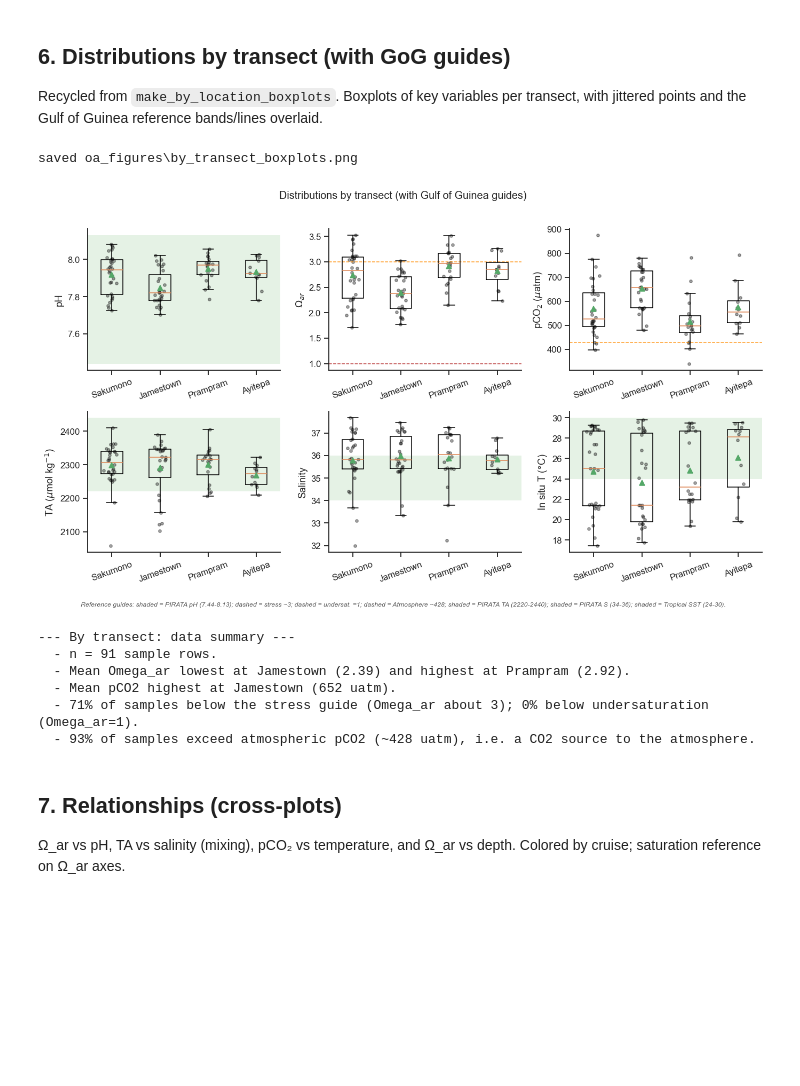
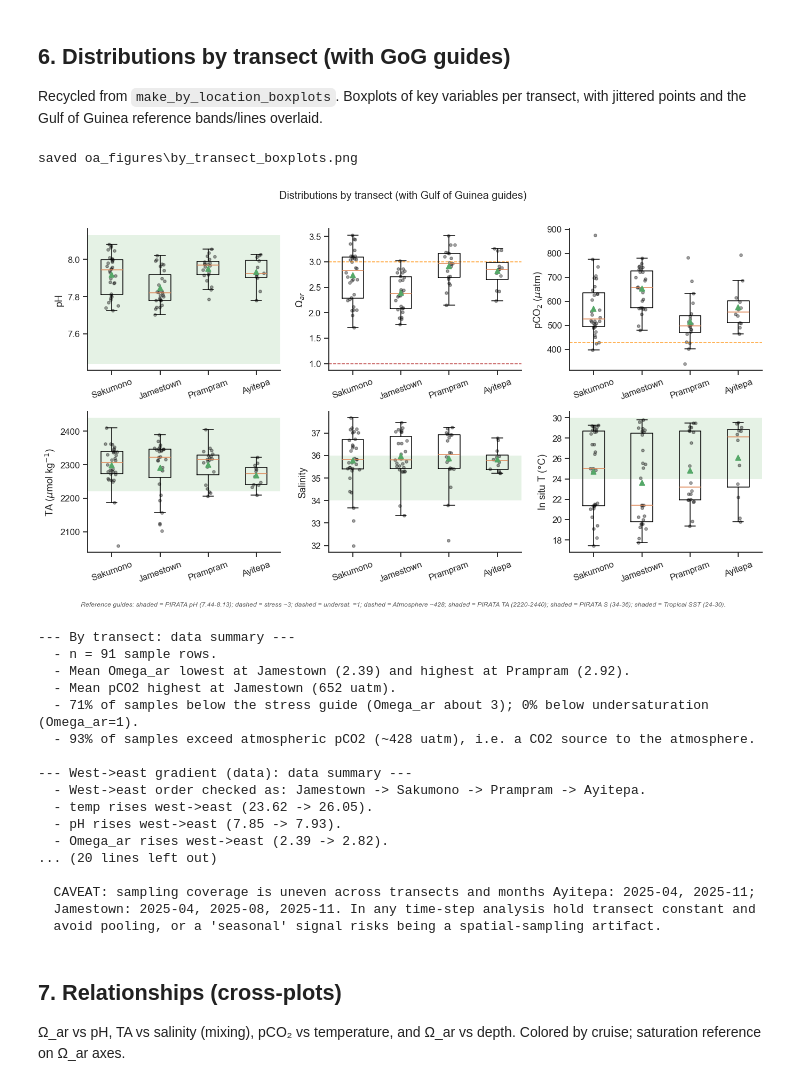
Before and after one commit to reez-png/oa_pipeline, a Jupyter notebook: notebooks/oa_figures.ipynb, the cells around one changed output. Cells and saved outputs as stored; diff of their text form; code cells hidden in the pictures; blank space fills up the shorter version.

```diff
--- a/notebooks/oa_figures.ipynb
+++ b/notebooks/oa_figures.ipynb
@@ -385,39 +527,75 @@ with jittered points and the Gulf of Guinea reference bands/lines overlaid.
 # %%
 def fig_transect_boxes(df, col):
     if "transect" not in col:
         print("no transect column; skip"); return
     vars_ = [v for v in ["ph","omega_ar","pco2","ta","sal","temp_insitu"] if v in col]
     cats = list(df[col["transect"]].dropna().unique())
     n=len(vars_); ncol=3; nrow=(n+ncol-1)//ncol
     fig, axes = plt.subplots(nrow, ncol, figsize=(4.2*ncol, 3.4*nrow), squeeze=False)
     for i, v in enumerate(vars_):
         ax = axes[i//ncol][i%ncol]
         data = [df.loc[df[col["transect"]]==c, col[v]].dropna().values for c in cats]
         labels = [str(c) for c in cats]
         try:
             ax.boxplot(data, tick_labels=labels, showfliers=False, showmeans=True)
         except TypeError:
             ax.boxplot(data, labels=labels, showfliers=False, showmeans=True)
         for xi, arr in enumerate(data, 1):
             ax.scatter(np.random.normal(xi, 0.05, len(arr)), arr, s=12, alpha=0.4, color="k")
         add_refs(ax, v, "y")
         ax.set_ylabel(label_of(v)); ax.tick_params(axis="x", rotation=20); sns.despine(ax=ax)
     for j in range(n, nrow*ncol): axes[j//ncol][j%ncol].axis("off")
     fig.suptitle("Distributions by transect (with Gulf of Guinea guides)", y=1.01, fontsize=13)
     add_ref_caption(fig, vars_)
     fig.tight_layout(); _save(fig, "by_transect_boxplots"); plt.show()
     show_deductions("By transect", deduce(df, col, group_canon="transect"))
 
+    # Data-backed check of the stated west->east spatial ordering.
+    WEST_TO_EAST = ["Jamestown", "Sakumono", "Prampram", "Ayitepa"]
+    grad = transect_gradient_check(df, col, WEST_TO_EAST)
+    if grad:
+        show_deductions("West->east gradient (data)", grad)
+
+    # Auto-detect uneven coverage to decide whether to emit the caveat.
+    coverage = None
+    if "transect" in col and "date" in col:
+        cov = df.groupby(col["transect"])[col["date"]].apply(
+            lambda s: sorted(pd.to_datetime(s, errors="coerce").dt.to_period("M").dropna().astype(str).unique()))
+        spans = {t: v for t, v in cov.items()}
+        n_months = {t: len(v) for t, v in spans.items()}
+        if len(set(n_months.values())) > 1:  # uneven month coverage across transects
+            sparse = sorted(n_months, key=n_months.get)[:2]
+            coverage = ("sampling coverage is uneven across transects and months "
+                        + "; ".join(f"{t}: {', '.join(spans[t])}" for t in sparse)
+                        + ". In any time-step analysis hold transect constant and avoid pooling, "
+                          "or a 'seasonal' signal risks being a spatial-sampling artifact.")
+
+    # Data-driven narrative (story built from the computed pattern, with citations).
+    story = narrate_transect(df, col, WEST_TO_EAST, coverage_note=coverage)
+    if story:
+        show_interpretation("By transect", story)
+
 fig_transect_boxes(df, col)
 # %% [output]
 saved oa_figures\by_transect_boxplots.png
-[figure, old version]
+[figure, new version]
 --- By transect: data summary ---
   - n = 91 sample rows.
   - Mean Omega_ar lowest at Jamestown (2.39) and highest at Prampram (2.92).
   - Mean pCO2 highest at Jamestown (652 uatm).
   - 71% of samples below the stress guide (Omega_ar about 3); 0% below undersaturation (Omega_ar=1).
   - 93% of samples exceed atmospheric pCO2 (~428 uatm), i.e. a CO2 source to the atmosphere.
+
+--- West->east gradient (data): data summary ---
+  - West->east order checked as: Jamestown -> Sakumono -> Prampram -> Ayitepa.
+  - temp rises west->east (23.62 -> 26.05).
+  - pH rises west->east (7.85 -> 7.93).
+  - Omega_ar rises west->east (2.39 -> 2.82).
+... (20 lines left out)
+
+  CAVEAT: sampling coverage is uneven across transects and months Ayitepa: 2025-04, 2025-11;
+  Jamestown: 2025-04, 2025-08, 2025-11. In any time-step analysis hold transect constant and
+  avoid pooling, or a 'seasonal' signal risks being a spatial-sampling artifact.
 # %% [markdown]
 ## 7. Relationships (cross-plots)
 
```
Also changed, not shown: parts of 1 cell of this notebook, 7 other files.
